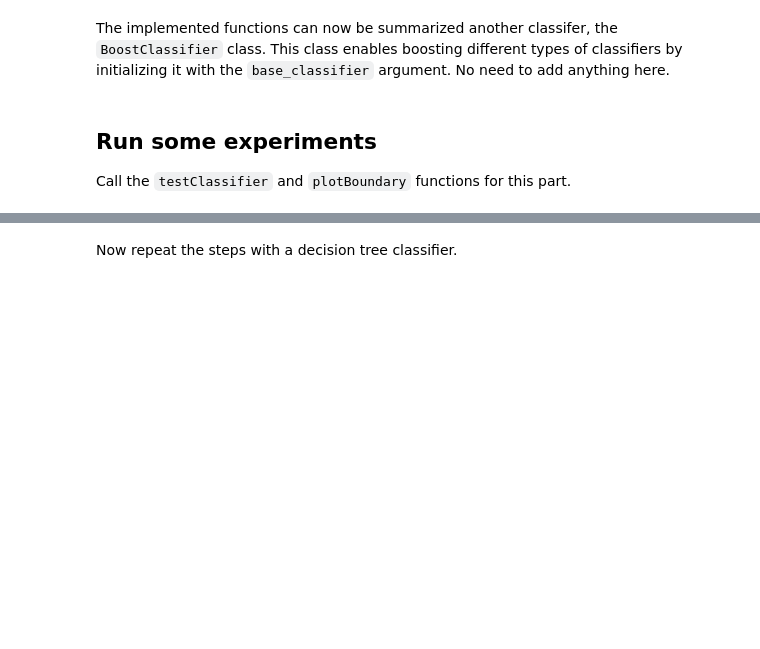
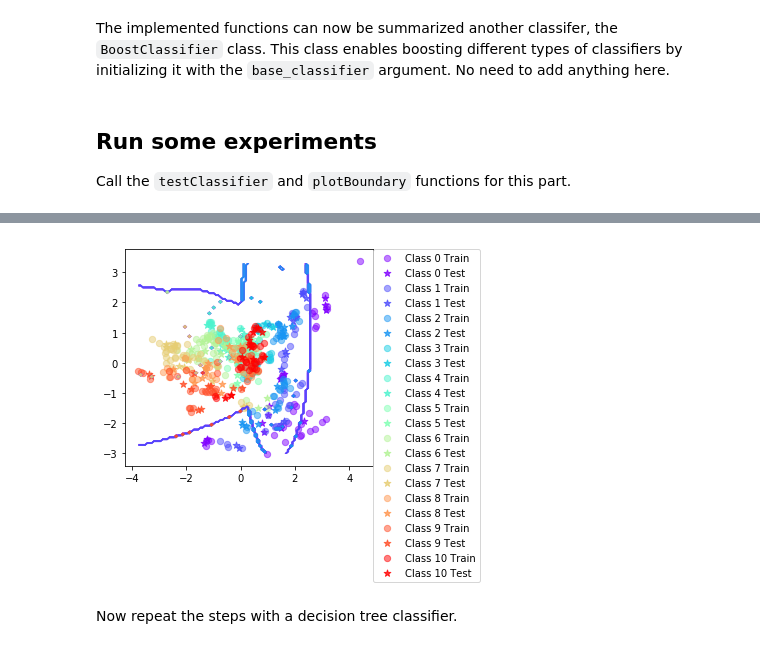
Before and after one commit to robban112/ML1-Lab3, a Jupyter notebook: lab3.ipynb, the cells around one changed output, grey strips where cells are left out. Drawn from its saved outputs; the diff is of its cells as text; code cells hidden in the pictures; blank space fills up the shorter version.

Commit message:
classifyBoost implemented

```diff
--- a/lab3.ipynb
+++ b/lab3.ipynb
@@ -190,22 +204,21 @@ def trainBoost(base_classifier, X, labels, T=10):
         error = 0
         for i in range(Npts):
             k = vote[i]
-            error += wCur[i]*(1 - discriminant_k(k, X[i], mu[k], sigma[k], prior[k]))
+            d = 1 if vote[i] == labels[i] else 0
+            error += wCur[i]*(1 - d)
 
         # choose new alpha
         alpha = 1/2*(np.log(1-error) - np.log(error))
         alphas.append(alpha)
 
         # update weights
+        for i in range(Npts):
+            wCur[i] = wCur[i]*(np.exp(-alphas[-1]) if vote[i] == labels[i] else np.exp(alphas[-1]))
 
-
-        # TODO: Fill in the rest, construct the alphas etc.
-        # ==========================
-
-        # alphas.append(alpha) # you will need to append the new alpha
-        # ==========================
-
-
+        #Normalize
+        wSum = sum(wCur)
+        for i in range(Npts):
+            wCur[i] /= wSum
 
     return classifiers, alphas
 
@@ -221,17 +234,25 @@ def classifyBoost(X, classifiers, alphas, Nclasses):
     # if we only have one classifier, we may just classify directly
     if Ncomps == 1:
         return classifiers[0].classify(X)
-    else:
-        votes = np.zeros((Npts,Nclasses))
 
-        # TODO: implement classificiation when we have trained several classifiers!
-        # here we can do it by filling in the votes vector with weighted votes
-        # ==========================
+    votes = np.zeros((Npts,Nclasses))
 
-        # ==========================
+    #classify points and store in T x N matrix
+    c_m = []
+    for cl in classifiers:
+        c_m.append(cl.classify(X))
 
-        # one way to compute yPred after accumulating the votes
-        return np.argmax(votes,axis=1)
+    for i, x in enumerate(X):
+        aggregated_votes = []
+        for c in range(Nclasses):
+            v = 0
+            for T in range(len(classifiers)):
+                d = 1 if c_m[T][i] == c else 0
+                v += alphas[T]*d
+            aggregated_votes.append(v)
+        votes[i] = aggregated_votes
+
+    return np.argmax(votes,axis=1)
 # %% [markdown]
 The implemented functions can now be summarized another classifer, the `BoostClassifier` class. This class enables boosting different types of classifiers by initializing it with the `base_classifier` argument. No need to add anything here.
 # %%
@@ -262,6 +307,8 @@ testClassifier(BoostClassifier(BayesClassifier(), T=10), dataset='vowel',split=0
 # %%
 %matplotlib inline
-plotBoundary(BoostClassifier(BayesClassifier()), dataset='iris',split=0.7)
+plotBoundary(BoostClassifier(BayesClassifier()), dataset='vowel',split=0.7)
+# %% [output]
+[figure, added]
 # %% [markdown]
 Now repeat the steps with a decision tree classifier.
 # %%
```
Also changed, not shown: parts of 7 cells of this notebook.
